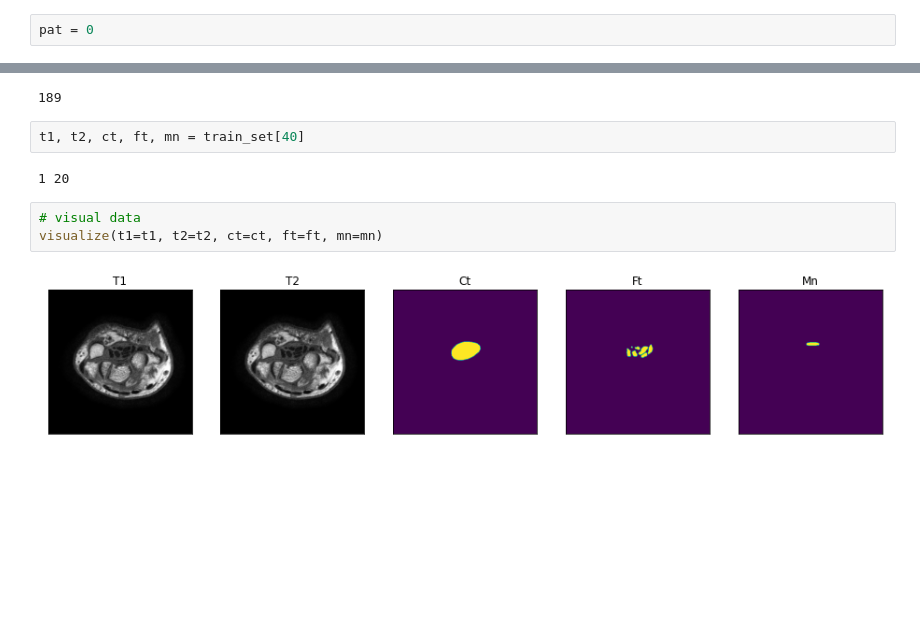
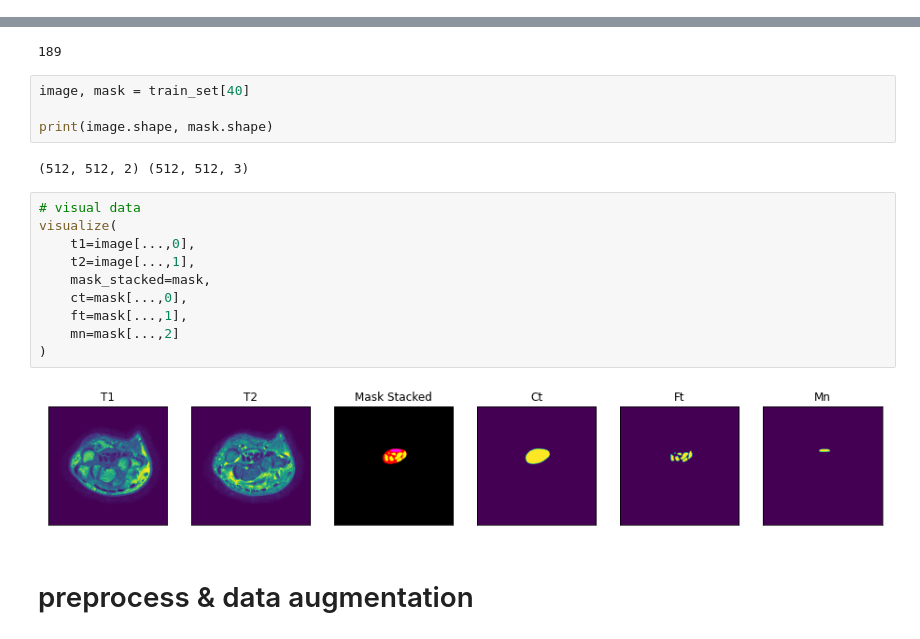
Before and after one commit to jefffang19/image_processing_final, a Jupyter notebook: train.ipynb, the cells around one changed output, grey strips where cells are left out. Cells and saved outputs as stored; diff of their text form; blank space fills up the shorter version.

Commit message:
Change how images and mask are handled

```diff
--- a/train.ipynb
+++ b/train.ipynb
@@ -57,2 +50,0 @@ os.listdir(path + 'data/dip/')
-# %%
-pat = 0
@@ -255,12 +188,23 @@ train_set = Dataset(dataset_path)
 len(train_set)
 # %% [output]
 189
-# %%
-t1, t2, ct, ft, mn = train_set[40]
-# %% [output]
-1 20
+# %%
+image, mask = train_set[40]
+
+print(image.shape, mask.shape)
+# %% [output]
+(512, 512, 2) (512, 512, 3)
 # %%
 # visual data
-visualize(t1=t1, t2=t2, ct=ct, ft=ft, mn=mn)
+visualize(
+    t1=image[...,0],
+    t2=image[...,1],
+    mask_stacked=mask,
+    ct=mask[...,0],
+    ft=mask[...,1],
+    mn=mask[...,2]
+)
 # %% [output]
-[figure, old version]
+[figure, new version]
+# %% [markdown]
+# preprocess & data augmentation
```
Also changed, not shown: parts of 18 cells of this notebook.
